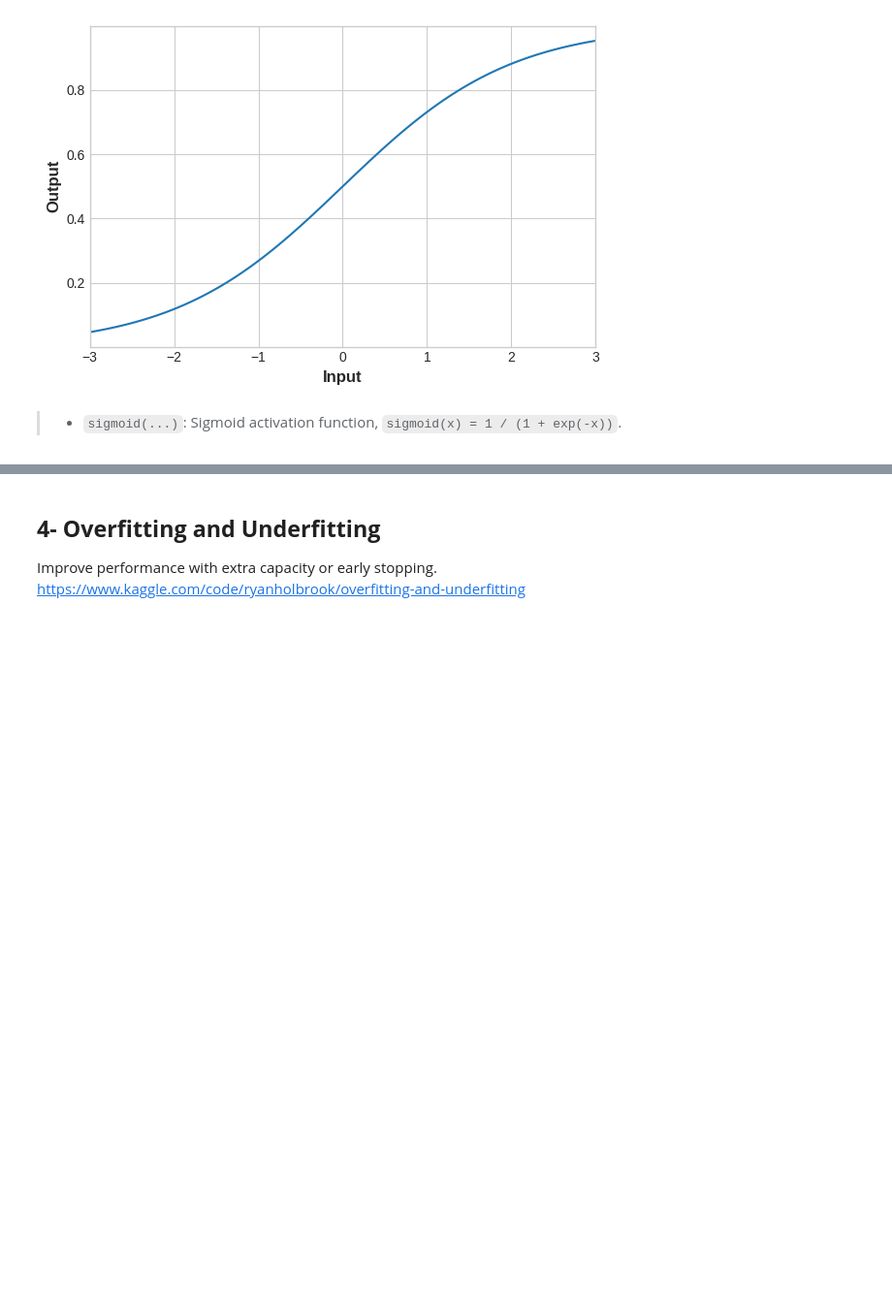
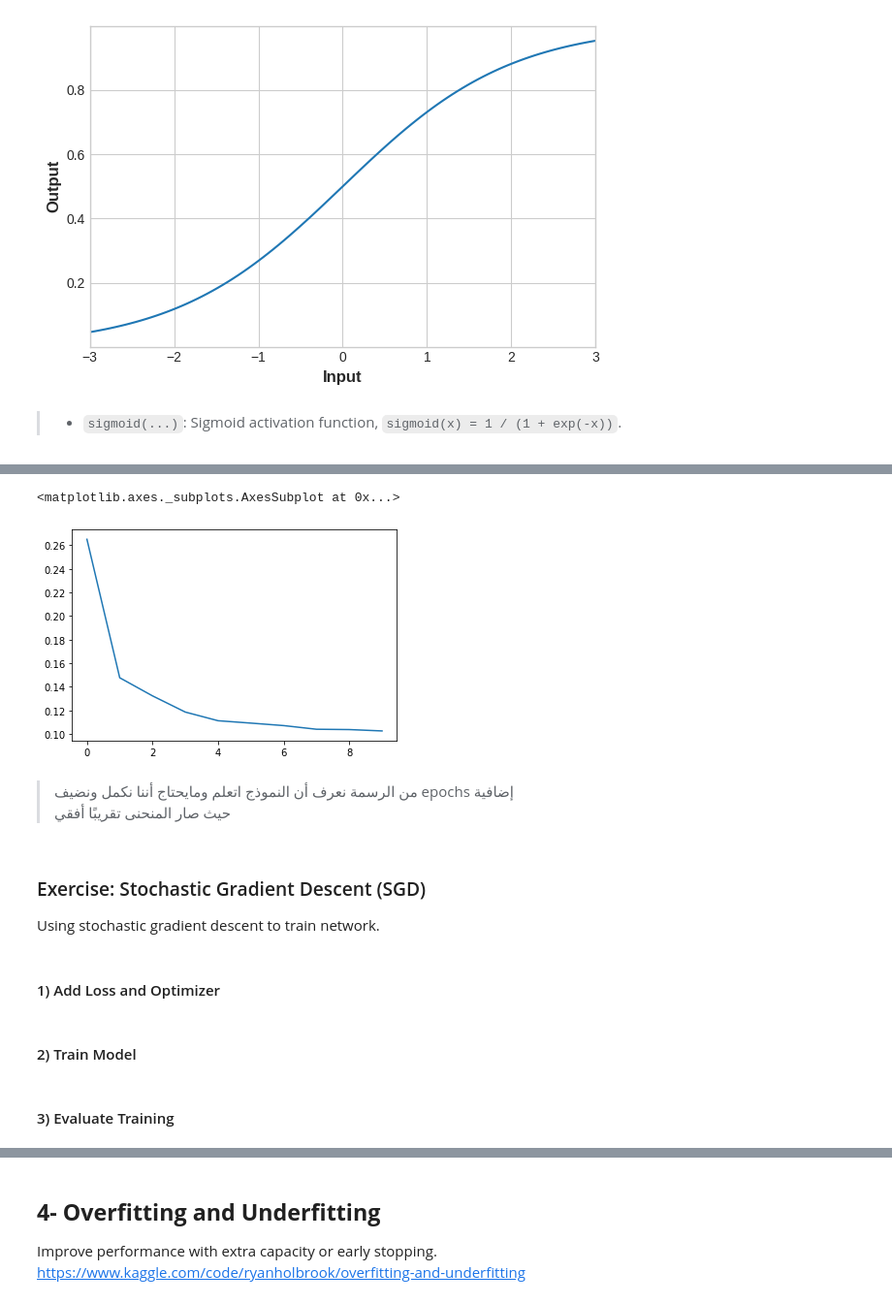
Before and after one commit to JBadawood/Kaggle, a Jupyter notebook: Intro_to_DL-Kaggle.ipynb, the cells around one changed output, grey strips where cells are left out. Shown at 97% size. Cells and saved outputs as stored; diff of their text form; code cells hidden in the pictures; blank space fills up the shorter version.

Commit message:
Adaptive Optimization with ADAM algorithm (Adaptive Moment Estimation)

```diff
--- a/Intro_to_DL-Kaggle.ipynb
+++ b/Intro_to_DL-Kaggle.ipynb
@@ -1201,0 +1489,7 @@ A function used *to define the error* between the **output of an algorithm** and
+# %%
+model = keras.Sequential([
+    layers.Dense(512, activation='relu',input_shape=[11]),
+    layers.Dense(512, activation='relu'),
+    layers.Dense(512, activation='relu'),
+    layers.Dense(1)
+])
@@ -1201,0 +1498,5 @@ A function used *to define the error* between the **output of an algorithm** and
+# %%
+model.compile(
+    optimizer='adam',
+    loss='mae'
+)
@@ -1201,0 +1508,7 @@ A function used *to define the error* between the **output of an algorithm** and
+# %%
+history = model.fit(
+    X_train, y_train,
+    validation_data = (X_valid, y_valid),
+    batch_size = 256,
+    epochs = 10
+)
@@ -1201,0 +1538,3 @@ A function used *to define the error* between the **output of an algorithm** and
+# %%
+# Convert the training history to a dataframe
+history_df = pd.DataFrame(history.history)
@@ -1201,0 +1578,19 @@ A function used *to define the error* between the **output of an algorithm** and
+# %%
+# Use Pandas native plot method
+history_df['loss'].plot()
+# %% [output]
+<matplotlib.axes._subplots.AxesSubplot at 0x...>
+[figure, added]
+# %% [markdown]
+> من الرسمة نعرف أن النموذج اتعلم ومايحتاج أننا نكمل ونضيف epochs إضافية\
+حيث صار المنحنى تقريبًا أفقي
+# %% [markdown]
+<a name='ex3'></a>
+### Exercise: Stochastic Gradient Descent (SGD)
+Using stochastic gradient descent to train network.
+# %% [markdown]
+#### 1) Add Loss and Optimizer
+# %% [markdown]
+#### 2) Train Model
+# %% [markdown]
+#### 3) Evaluate Training
```
Also changed, not shown: parts of 56 cells of this notebook.
